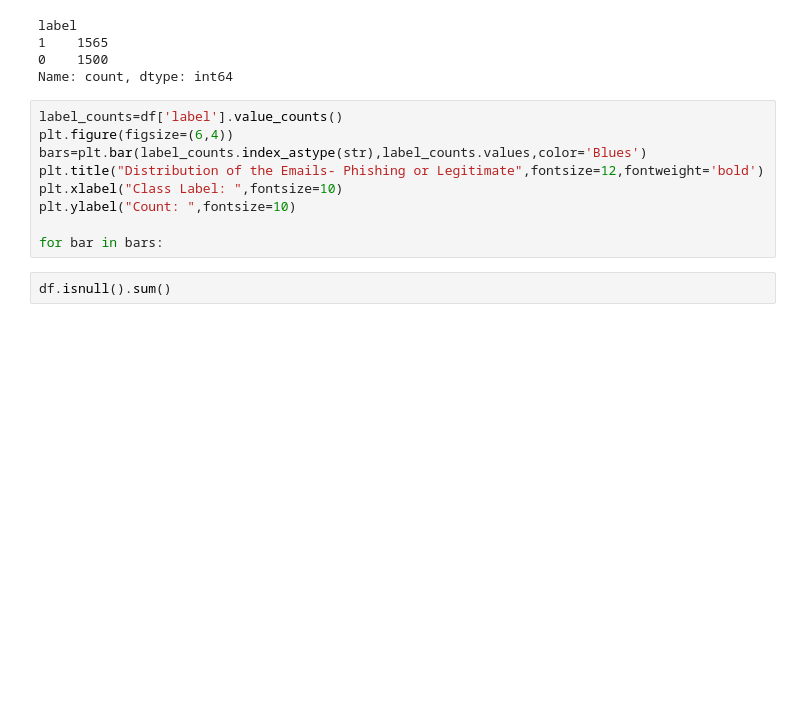
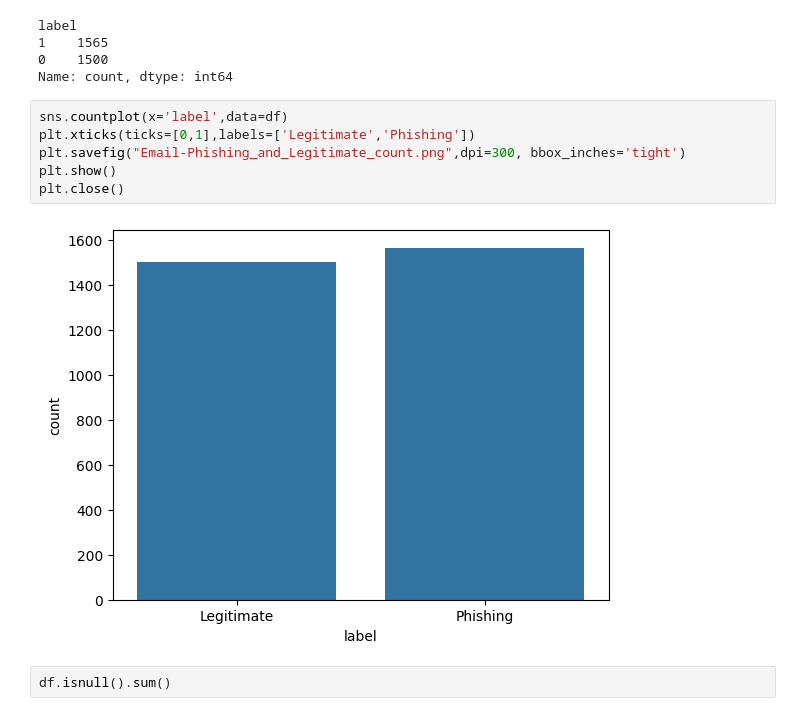
Before and after one commit to Mahaselvi/Phishing-email-detector, a Jupyter notebook: phishing_email_notebook.ipynb, the cells around one changed output. Cells and saved outputs as stored; diff of their text form; blank space fills up the shorter version.

```diff
--- a/phishing_email_notebook.ipynb
+++ b/phishing_email_notebook.ipynb
@@ -41,14 +41,13 @@ label
 0    1500
 Name: count, dtype: int64
 # %%
-label_counts=df['label'].value_counts()
-plt.figure(figsize=(6,4))
-bars=plt.bar(label_counts.index_astype(str),label_counts.values,color='Blues')
-plt.title("Distribution of the Emails- Phishing or Legitimate",fontsize=12,fontweight='bold')
-plt.xlabel("Class Label: ",fontsize=10)
-plt.ylabel("Count: ",fontsize=10)
-
-for bar in bars:
+sns.countplot(x='label',data=df)
+plt.xticks(ticks=[0,1],labels=['Legitimate','Phishing'])
+plt.savefig("Email-Phishing_and_Legitimate_count.png",dpi=300, bbox_inches='tight')
+plt.show()
+plt.close()
+# %% [output]
+[figure, added]
 # %%
 df.isnull().sum()
 # %% [output]
```
Also changed, not shown: parts of 6 cells of this notebook, 7 other files.
